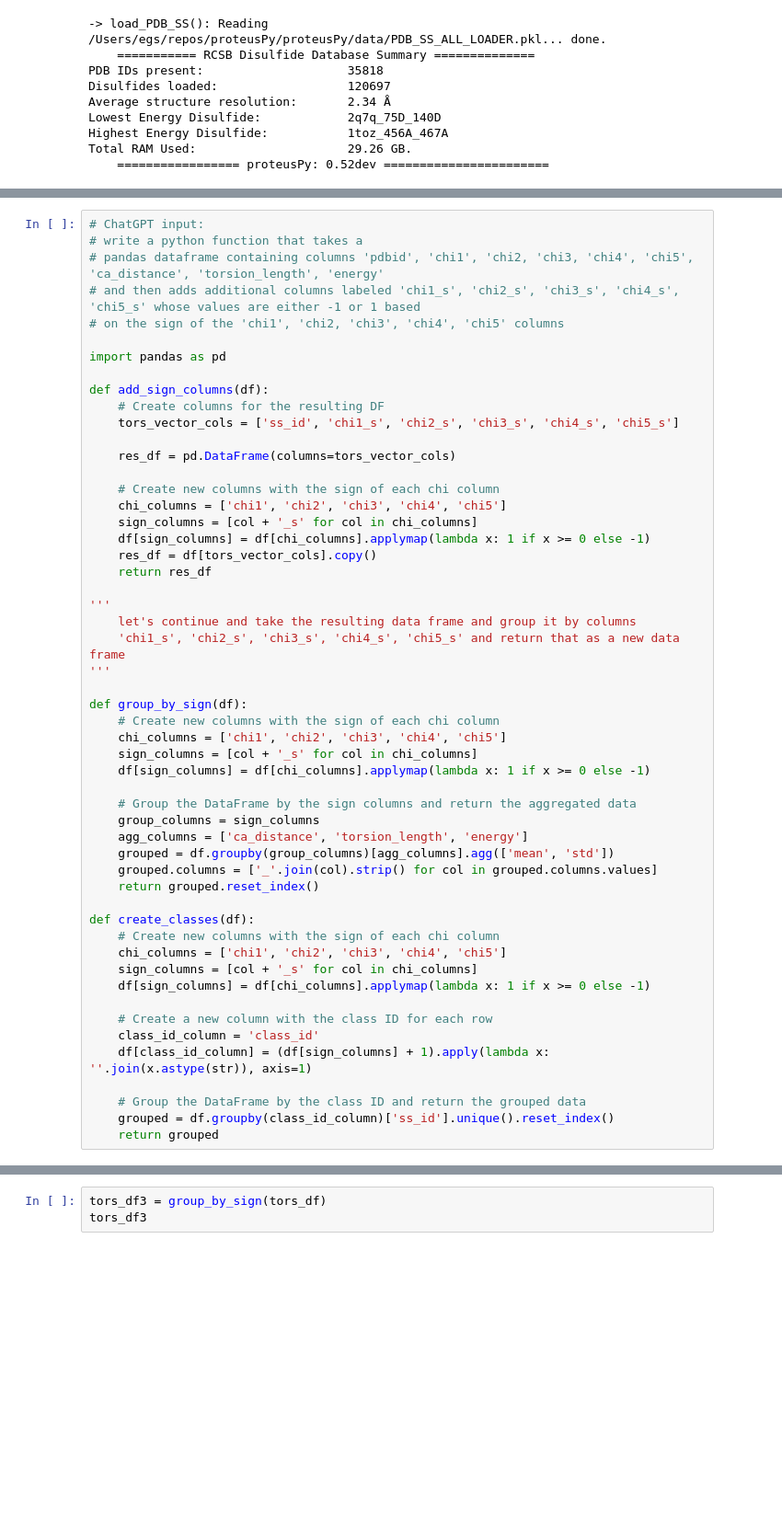
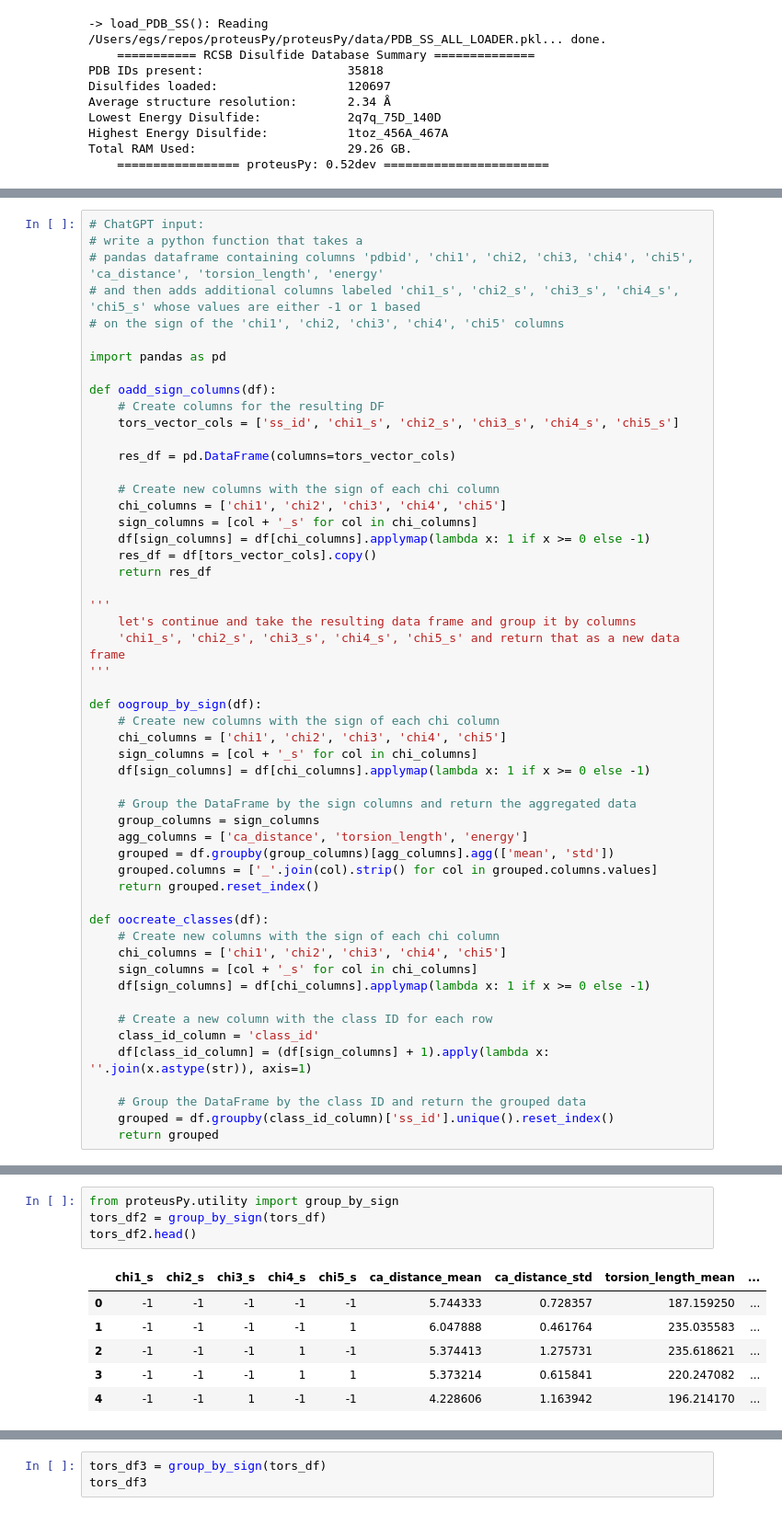
Before and after one commit to suchanek/proteusPy, a Jupyter notebook: notebooks/DisulfidePlayground.ipynb, the cells around one changed output, grey strips where cells are left out. Shown at 92% size. Saved outputs shown, nothing was run; the diff lists cells and outputs as text; blank space fills up the shorter version.

```diff
--- a/notebooks/DisulfidePlayground.ipynb
+++ b/notebooks/DisulfidePlayground.ipynb
@@ -57,7 +79,7 @@ Total RAM Used:                     29.26 GB.
 
 import pandas as pd
 
-def add_sign_columns(df):
+def oadd_sign_columns(df):
     # Create columns for the resulting DF
     tors_vector_cols = ['ss_id', 'chi1_s', 'chi2_s', 'chi3_s', 'chi4_s', 'chi5_s']
 
@@ -75,7 +97,7 @@ def add_sign_columns(df):
     'chi1_s', 'chi2_s', 'chi3_s', 'chi4_s', 'chi5_s' and return that as a new data frame
 '''
 
-def group_by_sign(df):
+def oogroup_by_sign(df):
     # Create new columns with the sign of each chi column
     chi_columns = ['chi1', 'chi2', 'chi3', 'chi4', 'chi5']
     sign_columns = [col + '_s' for col in chi_columns]
@@ -88,7 +110,7 @@ def group_by_sign(df):
     grouped.columns = ['_'.join(col).strip() for col in grouped.columns.values]
     return grouped.reset_index()
 
-def create_classes(df):
+def oocreate_classes(df):
     # Create new columns with the sign of each chi column
     chi_columns = ['chi1', 'chi2', 'chi3', 'chi4', 'chi5']
     sign_columns = [col + '_s' for col in chi_columns]
@@ -109,0 +139,11 @@ tors_df2.head()
+# %%
+from proteusPy.utility import group_by_sign
+tors_df2 = group_by_sign(tors_df)
+tors_df2.head()
+# %% [output]
+|  | chi1_s | chi2_s | chi3_s | chi4_s | chi5_s | ca_distance_mean | ca_distance_std | torsion_length_mean | ... |
+| 0 | -1 | -1 | -1 | -1 | -1 | 5.744333 | 0.728357 | 187.159250 | ... |
+| 1 | -1 | -1 | -1 | -1 | 1 | 6.047888 | 0.461764 | 235.035583 | ... |
+| 2 | -1 | -1 | -1 | 1 | -1 | 5.374413 | 1.275731 | 235.618621 | ... |
+| 3 | -1 | -1 | -1 | 1 | 1 | 5.373214 | 0.615841 | 220.247082 | ... |
+| 4 | -1 | -1 | 1 | -1 | -1 | 4.228606 | 1.163942 | 196.214170 | ... |
```
Also changed, not shown: parts of 5 cells of this notebook, 3 other files.
